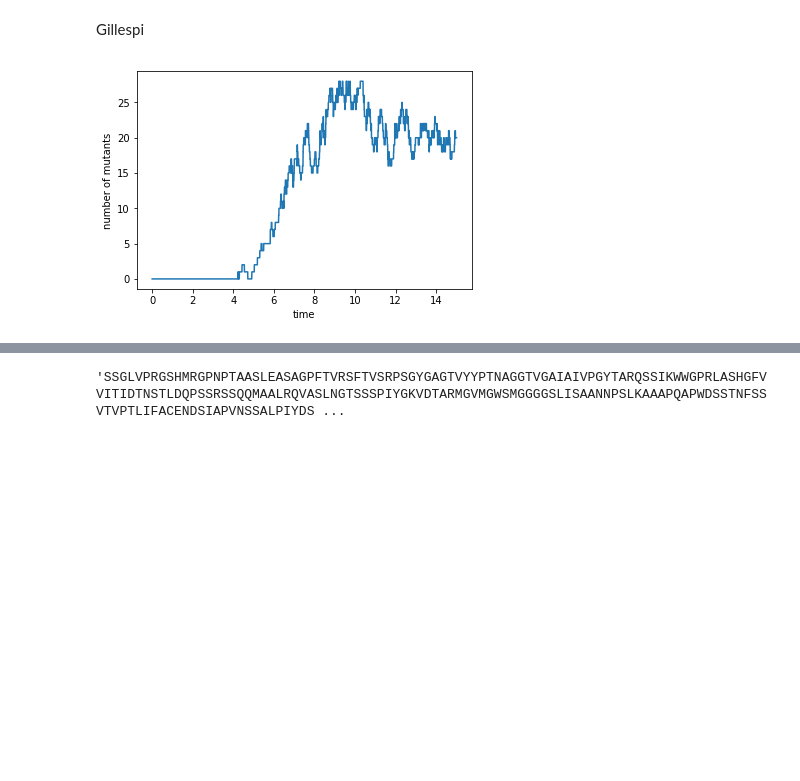
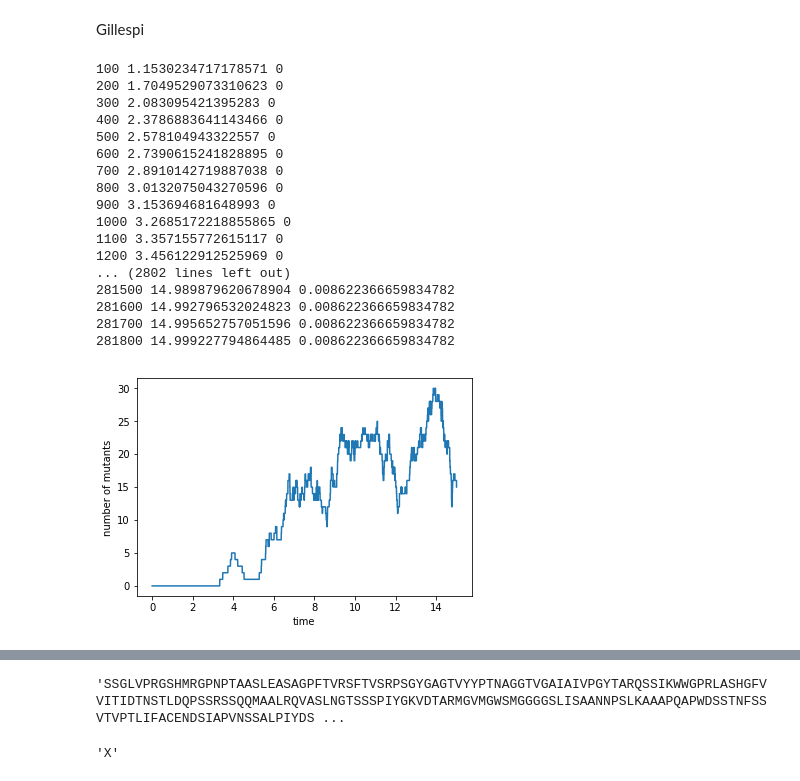
Before and after one commit to dagarzon1/PET_Mutation, a Jupyter notebook: Proyecto.ipynb, the cells around one changed output, grey strips where cells are left out. Saved outputs shown, nothing was run; the diff lists cells and outputs as text; code cells hidden in the pictures; blank space fills up the shorter version.

Commit message:
rule mutation

```diff
--- a/Proyecto.ipynb
+++ b/Proyecto.ipynb
@@ -57,39 +57,62 @@ n_max = 10000
 t = [0]
 pob = [0 for i in range(n_0)]
 n_mu = [0]
 t_mu = [0]
 j=0
 f=0
 i=1
 while(True):
-    g = 2.0*len(pob)
+    g = 2.0*len(pob) + pob.count(1) * f
     ga = len(pob)
-    mu = g * 0.001 + pob.count(1) * f
+    mu = g * 0.001
     s = g + ga + mu
     t_new = -1/s * np.log(np.random.random())
     t.append(t[i-1]+t_new)
 
     alpha = np.random.random()
     if(g > alpha * s and len(pob)<=n_max):
         pob.append(0)
     if(ga > alpha * s):
         idx = np.random.randint(len(pob))
         pob.pop(idx)
     if(mu > alpha * s):
-        pob.append(1)
-        f += 0.0001 * np.random.random()
-        p, ge = mutation(ge)
+        p, ge1 = mutation(ge)
+        if (p[64] == 'Y'or p[138] == 'M' or p[137] == 'S' ):
+            ge = ge1
+            pob.append(1)
+            if (p[67] != 'R' or p[94] != 'L' or p[215] != 'S' or p[185] != 'I' or p[217] != 'A'):
+                f += 0.00001 * np.random.random()
+            if (p[67] == 'A' or p[67] == 'V' or p[94] == 'V' or p[215] == 'F' or p[185] == 'F' or p[217] == 'P'):
+                f += 0.1 * np.random.random()
     n_mu.append(pob.count(1))
-    if(pob.count(1)>100 or t[i]>15):
+    if(pob.count(1)>100 or t[i]>20):
         break
-    #if(i%100 == 0):
-        #print(i,t[i])
+    if(i%1000 == 0):
+        print(i,t[i],f)
     i+=1
 
 plt.plot(t,n_mu)
 plt.xlabel('time')
 plt.ylabel('number of mutants')
 plt.show()
+plt.savefig("mutants.pdf")
 print(p)
 # %% [output]
+100 1.1530234717178571 0
+200 1.7049529073310623 0
+300 2.083095421395283 0
+400 2.3786883641143466 0
+500 2.578104943322557 0
+600 2.7390615241828895 0
+700 2.8910142719887038 0
+800 3.0132075043270596 0
+900 3.153694681648993 0
+1000 3.2685172218855865 0
+1100 3.357155772615117 0
+1200 3.456122912525969 0
+... (2802 lines left out)
+281500 14.989879620678904 0.008622366659834782
+281600 14.992796532024823 0.008622366659834782
+281700 14.995652757051596 0.008622366659834782
+281800 14.999227794864485 0.008622366659834782
-[figure, old version]
+[figure, new version]
@@ -98,3 +121,7 @@ SSGWVPTVSHMGGPNATAPNLEAGARPFTVRIVTVSRHSGYWAGTLXLSTNLXGKMGAIGIVPGYTVMQSSINWRGPRLE
 AA
 # %% [output]
 'SSGLVPRGSHMRGPNPTAASLEASAGPFTVRSFTVSRPSGYGAGTVYYPTNAGGTVGAIAIVPGYTARQSSIKWWGPRLASHGFVVITIDTNSTLDQPSSRSSQQMAALRQVASLNGTSSSPIYGKVDTARMGVMGWSMGGGGSLISAANNPSLKAAAPQAPWDSSTNFSSVTVPTLIFACENDSIAPVNSSALPIYDS ...
+# %%
+p[217]
+# %% [output]
+'X'
```
Also changed, not shown: parts of 1 cell of this notebook, 4 other files.
